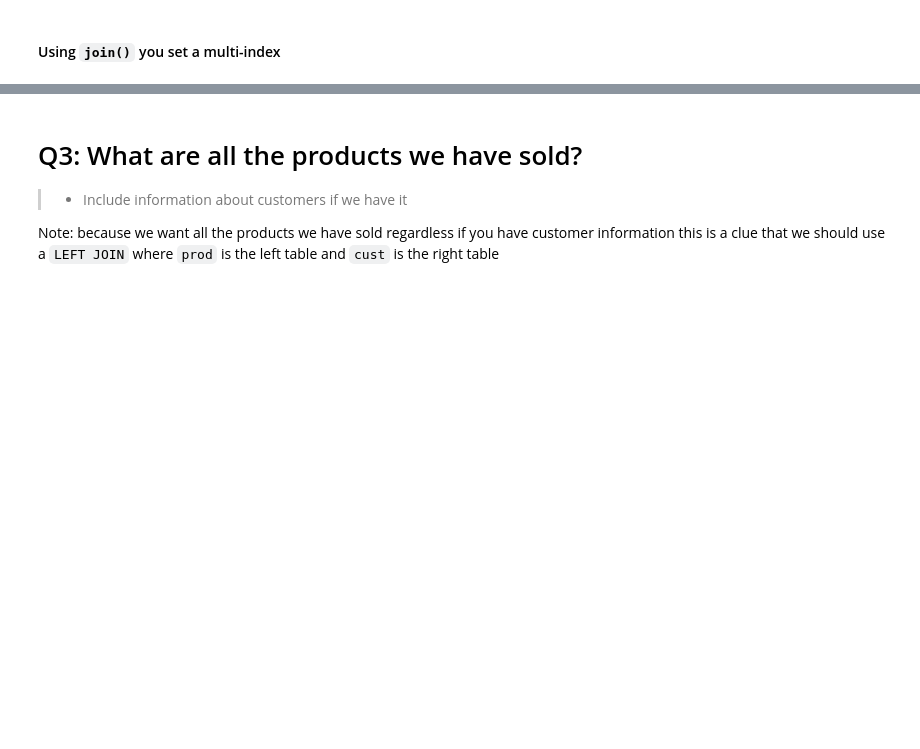
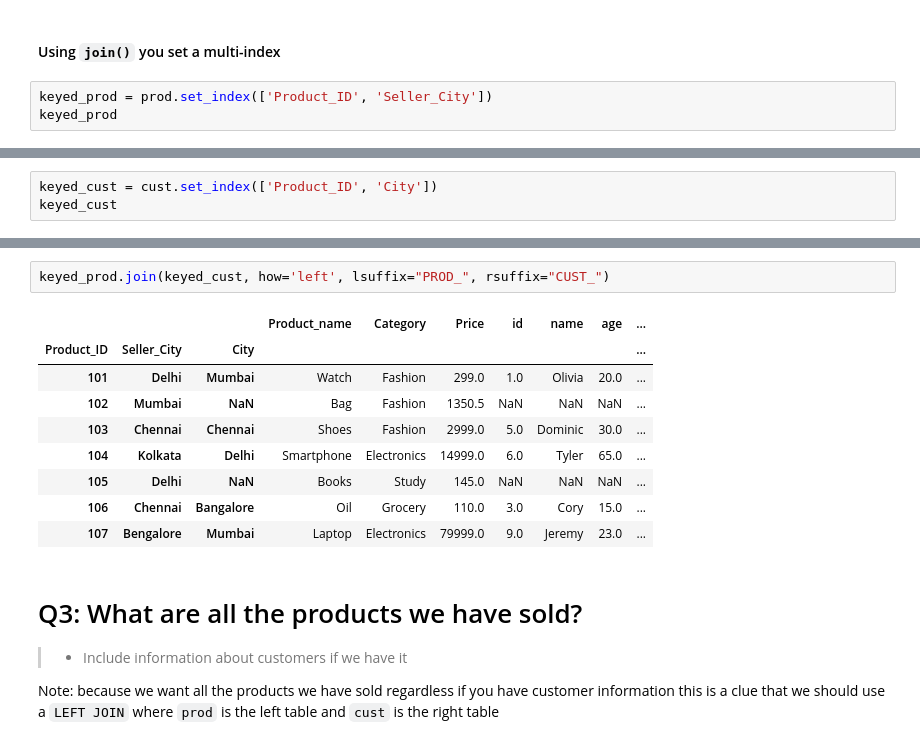
Before and after one commit to staylorx/cu-leeds-baim3220, a Jupyter notebook: Week 12/Week+12+Warm-Up+Type-Along+-+Joins+in+pandas_student.ipynb, the cells around one changed output, grey strips where cells are left out. Drawn from its saved outputs; the diff is of its cells as text; blank space fills up the shorter version.

```diff
--- a/Week 12/Week+12+Warm-Up+Type-Along+-+Joins+in+pandas_student.ipynb
+++ b/Week 12/Week+12+Warm-Up+Type-Along+-+Joins+in+pandas_student.ipynb
@@ -54,2 +115,5 @@ cust=pd.DataFrame({
 # %% [markdown]
 #### Using `join()` you set a multi-index
+# %%
+keyed_prod = prod.set_index(['Product_ID', 'Seller_City'])
+keyed_prod
@@ -55,0 +130,3 @@ cust=pd.DataFrame({
+# %%
+keyed_cust = cust.set_index(['Product_ID', 'City'])
+keyed_cust
@@ -56,3 +145,15 @@ cust=pd.DataFrame({
+# %%
+keyed_prod.join(keyed_cust, how='left', lsuffix="PROD_", rsuffix="CUST_")
+# %% [output]
+|  |  |  | Product_name | Category | Price | id | name | age | ... |
+| Product_ID | Seller_City | City |  |  |  |  |  |  | ... |
+| 101 | Delhi | Mumbai | Watch | Fashion | 299.0 | 1.0 | Olivia | 20.0 | ... |
+| 102 | Mumbai | NaN | Bag | Fashion | 1350.5 | NaN | NaN | NaN | ... |
+| 103 | Chennai | Chennai | Shoes | Fashion | 2999.0 | 5.0 | Dominic | 30.0 | ... |
+| 104 | Kolkata | Delhi | Smartphone | Electronics | 14999.0 | 6.0 | Tyler | 65.0 | ... |
+| 105 | Delhi | NaN | Books | Study | 145.0 | NaN | NaN | NaN | ... |
+| 106 | Chennai | Bangalore | Oil | Grocery | 110.0 | 3.0 | Cory | 15.0 | ... |
+| 107 | Bengalore | Mumbai | Laptop | Electronics | 79999.0 | 9.0 | Jeremy | 23.0 | ... |
 # %% [markdown]
 # Q3: What are all the products we have sold?
 >- Include information about customers if we have it
```
Also changed, not shown: parts of 9 cells of this notebook, 4 other files.
